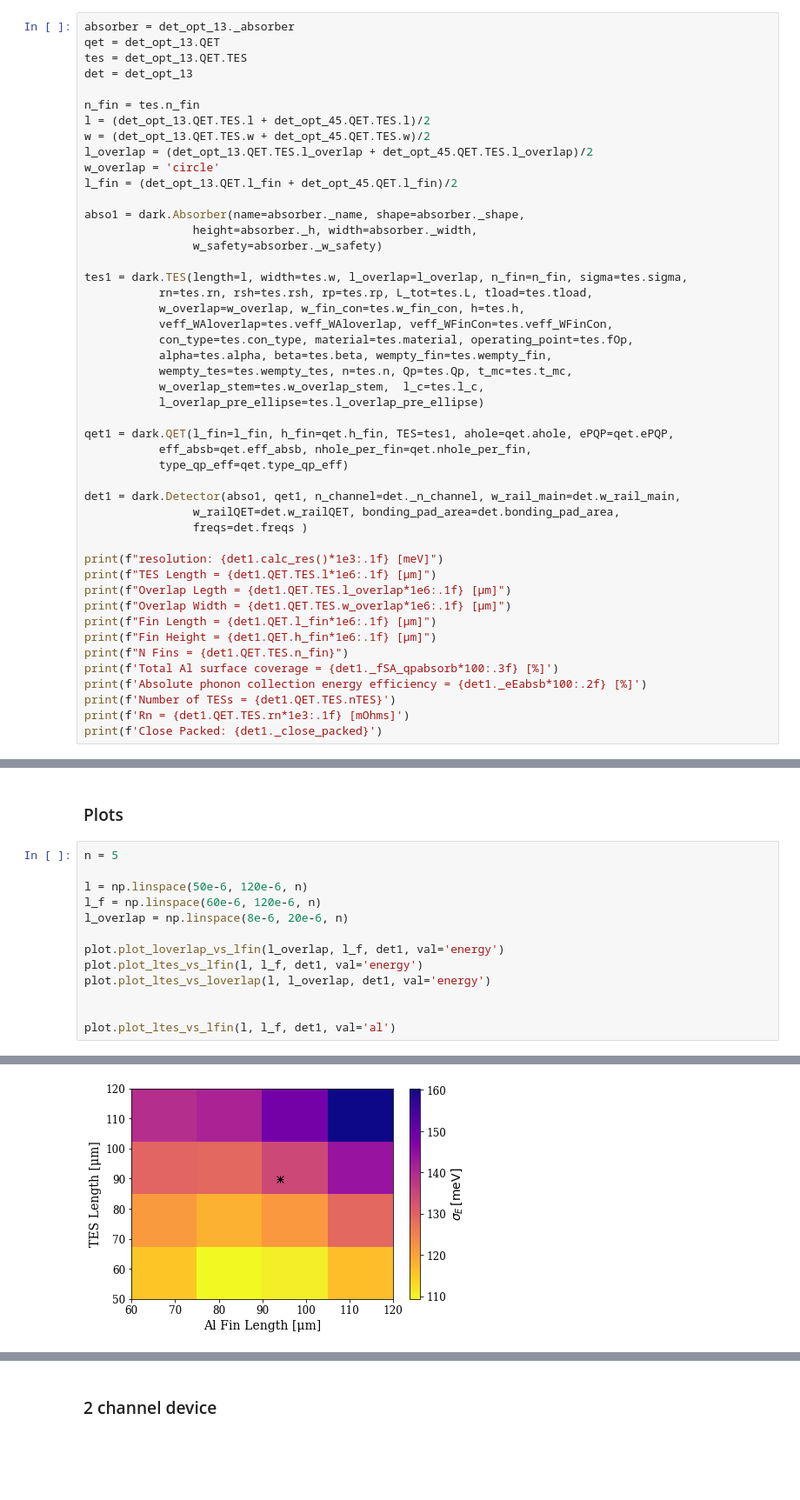
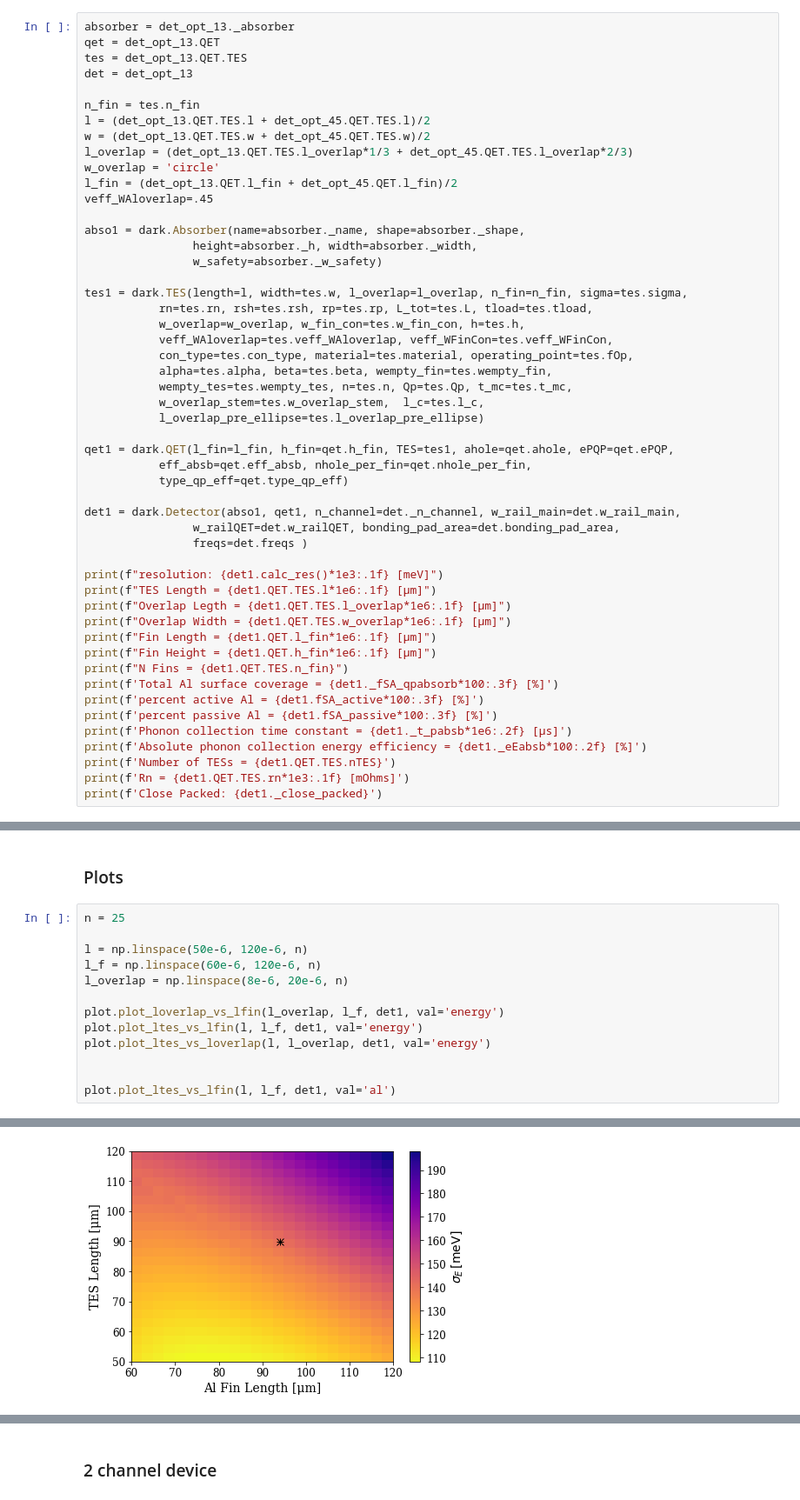
Before and after one commit to cwfink/cm_det_opt, a Jupyter notebook: 4_percent_cov.ipynb, the cells around one changed output, grey strips where cells are left out. Shown at 87% size. Cells and saved outputs as stored; diff of their text form; blank space fills up the shorter version.

```diff
--- a/4_percent_cov.ipynb
+++ b/4_percent_cov.ipynb
@@ -120,9 +116,10 @@ det = det_opt_13
 n_fin = tes.n_fin
 l = (det_opt_13.QET.TES.l + det_opt_45.QET.TES.l)/2
 w = (det_opt_13.QET.TES.w + det_opt_45.QET.TES.w)/2
-l_overlap = (det_opt_13.QET.TES.l_overlap + det_opt_45.QET.TES.l_overlap)/2
+l_overlap = (det_opt_13.QET.TES.l_overlap*1/3 + det_opt_45.QET.TES.l_overlap*2/3)
 w_overlap = 'circle'
 l_fin = (det_opt_13.QET.l_fin + det_opt_45.QET.l_fin)/2
+veff_WAloverlap=.45
 
 abso1 = dark.Absorber(name=absorber._name, shape=absorber._shape,
                 height=absorber._h, width=absorber._width,
@@ -154,6 +151,9 @@ print(f"Fin Length = {det1.QET.l_fin*1e6:.1f} [μm]")
 print(f"Fin Height = {det1.QET.h_fin*1e6:.1f} [μm]")
 print(f"N Fins = {det1.QET.TES.n_fin}")
 print(f'Total Al surface coverage = {det1._fSA_qpabsorb*100:.3f} [%]')
+print(f'percent active Al = {det1.fSA_active*100:.3f} [%]')
+print(f'percent passive Al = {det1.fSA_passive*100:.3f} [%]')
+print(f'Phonon collection time constant = {det1._t_pabsb*1e6:.2f} [μs]')
 print(f'Absolute phonon collection energy efficiency = {det1._eEabsb*100:.2f} [%]')
 print(f'Number of TESs = {det1.QET.TES.nTES}')
 print(f'Rn = {det1.QET.TES.rn*1e3:.1f} [mOhms]')
@@ -174,7 +176,7 @@ Close Packed: True
 # %% [markdown]
 ### Plots
 # %%
-n = 5
+n = 25
 
 l = np.linspace(50e-6, 120e-6, n)
 l_f = np.linspace(60e-6, 120e-6, n)
@@ -193 +195 @@ plot.plot_ltes_vs_lfin(l, l_f, det1, val='al')
-[figure, old version]
+[figure, new version]
```
Also changed, not shown: parts of 4 cells of this notebook, 2 other files.
